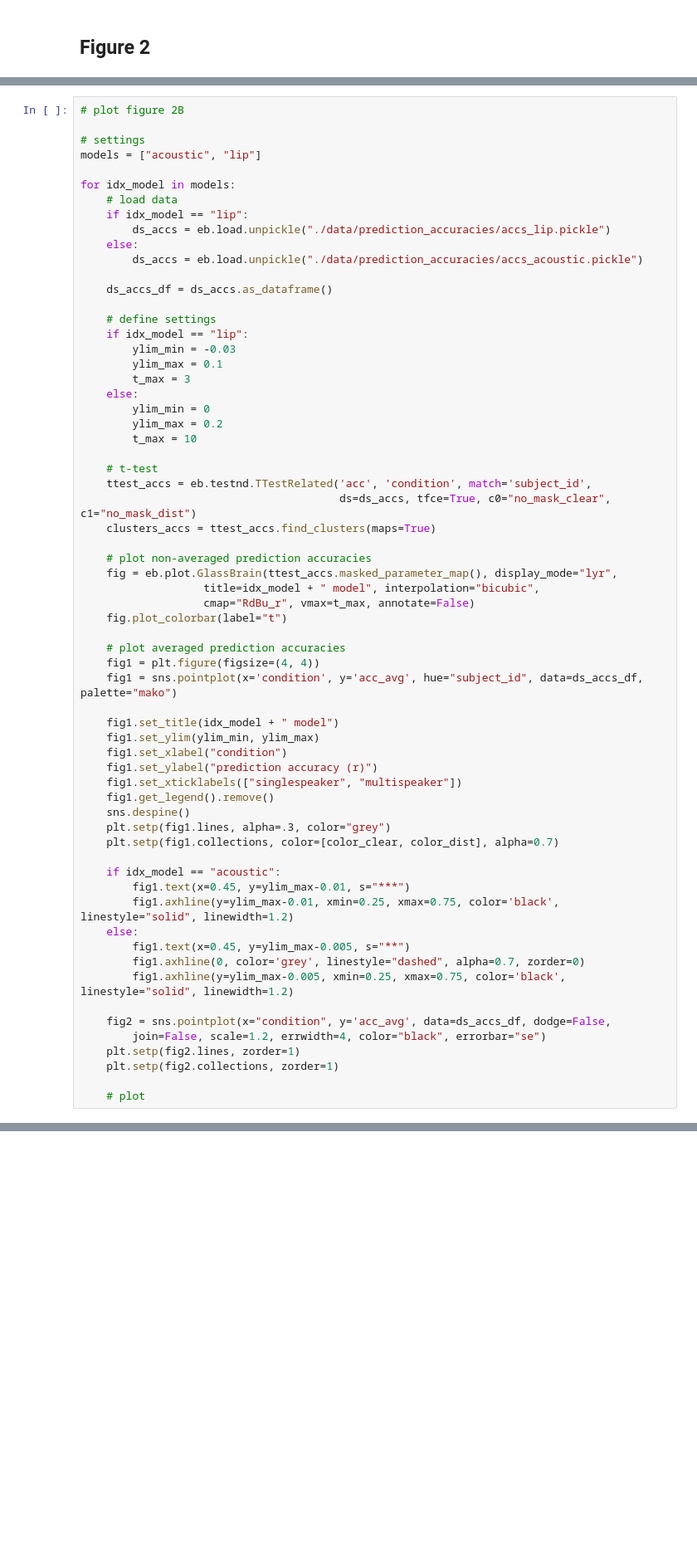
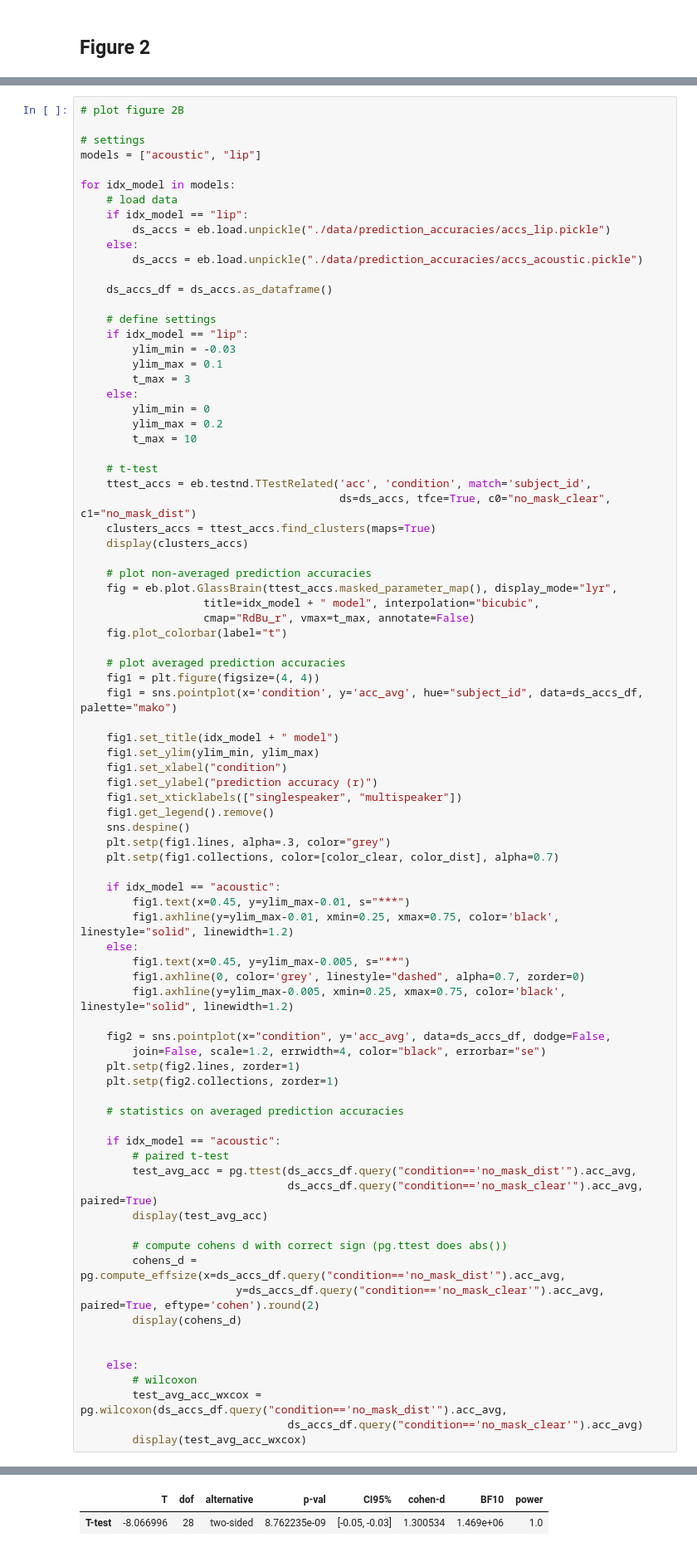
Before and after one commit to reispat/av_speech_mask, a Jupyter notebook: figure_2.ipynb, the cells around one changed output, grey strips where cells are left out. Shown at 83% size. Saved outputs shown, nothing was run; the diff lists cells and outputs as text; blank space fills up the shorter version.

Commit message:
added statistics to figure 2

```diff
--- a/figure_2.ipynb
+++ b/figure_2.ipynb
@@ -136,6 +153,7 @@ for idx_model in models:
     ttest_accs = eb.testnd.TTestRelated('acc', 'condition', match='subject_id',
                                         ds=ds_accs, tfce=True, c0="no_mask_clear", c1="no_mask_dist")
     clusters_accs = ttest_accs.find_clusters(maps=True)
+    display(clusters_accs)
 
     # plot non-averaged prediction accuracies
     fig = eb.plot.GlassBrain(ttest_accs.masked_parameter_map(), display_mode="lyr",
@@ -170,5 +188,23 @@ for idx_model in models:
     plt.setp(fig2.lines, zorder=1)
     plt.setp(fig2.collections, zorder=1)
 
-    # plot
+    # statistics on averaged prediction accuracies
+
+    if idx_model == "acoustic":
+        # paired t-test
+        test_avg_acc = pg.ttest(ds_accs_df.query("condition=='no_mask_dist'").acc_avg,
+                                ds_accs_df.query("condition=='no_mask_clear'").acc_avg, paired=True)
+        display(test_avg_acc)
+
+        # compute cohens d with correct sign (pg.ttest does abs())
+        cohens_d = pg.compute_effsize(x=ds_accs_df.query("condition=='no_mask_dist'").acc_avg,
+                        y=ds_accs_df.query("condition=='no_mask_clear'").acc_avg, paired=True, eftype='cohen').round(2)
+        display(cohens_d)
+
+
+    else:
+        # wilcoxon
+        test_avg_acc_wxcox = pg.wilcoxon(ds_accs_df.query("condition=='no_mask_dist'").acc_avg,
+                                ds_accs_df.query("condition=='no_mask_clear'").acc_avg)
+        display(test_avg_acc_wxcox)
 # %% [output]
@@ -174,0 +215,2 @@ for idx_model in models:
+|  | T | dof | alternative | p-val | CI95% | cohen-d | BF10 | power |
+| T-test | -8.066996 | 28 | two-sided | 8.762235e-09 | [-0.05, -0.03] | 1.300534 | 1.469e+06 | 1.0 |
```
Also changed, not shown: parts of 4 cells of this notebook, 3 other files.
